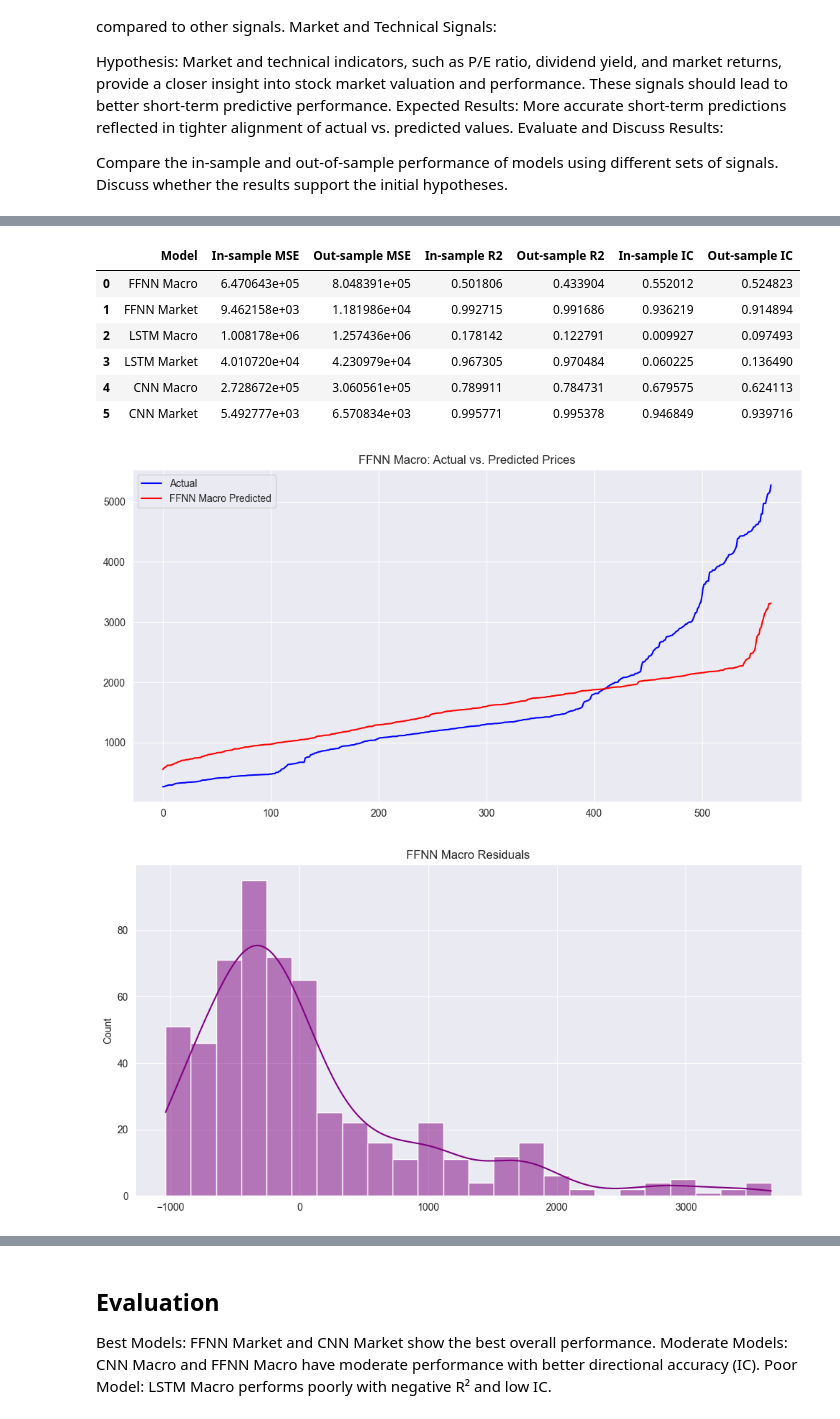
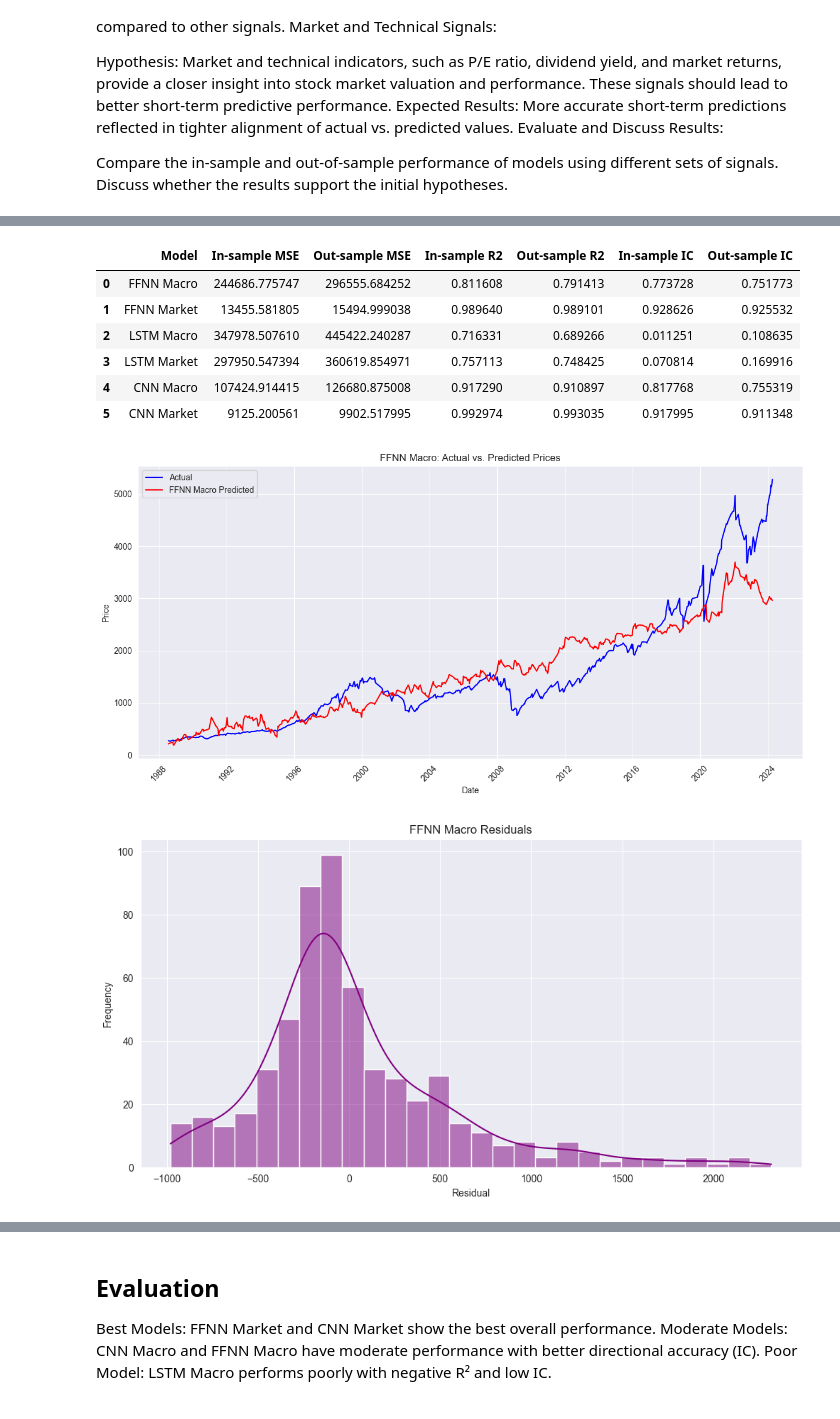
Before and after one commit to radubauzh/Quantitative_Trading_Algorithm, a Jupyter notebook: SP500_Trading_Algorithm_New.ipynb, the cells around one changed output, grey strips where cells are left out. Saved outputs shown, nothing was run; the diff lists cells and outputs as text; code cells hidden in the pictures.

```diff
--- a/SP500_Trading_Algorithm_New.ipynb
+++ b/SP500_Trading_Algorithm_New.ipynb
@@ -548,7 +567,7 @@ We will re-train and evaluate the models using these sets of signals.
 # ----------- Macroeconomic Signals Implementation -----------
 
 # Define Macroeconomic Signals
-macro_signals = ['gdp', 'cpi', 'un', 'ir', 'y10']
+macro_signals = ['gdp', 'cpi', 'un', 'ir', 'y10', 'year', 'month', 'day']
 
 # Filter data for these signals
 data_macro = data[macro_signals + ['snp']]
@@ -571,7 +590,7 @@ ffnn_macro_predictions = ffnn_model_macro.predict(X_test_macro)
 # ----------- Market and Technical Signals Implementation -----------
 
 # Define Market and Technical Signals
-market_signals = ['pe', 'dy', '_mkt', '_va', '_gr']
+market_signals = ['pe', 'dy', '_mkt', '_va', '_gr', 'year', 'month', 'day']
 
 # Filter data for these signals
 data_market = data[market_signals + ['snp']]
@@ -631,7 +650,7 @@ FFNN Model with Market Signals Test Loss: 11819.86328125
 # ----------- Macroeconomic Signals Implementation -----------
 
 # Define Macroeconomic Signals
-macro_signals = ['gdp', 'cpi', 'un', 'ir', 'y10']
+macro_signals = ['gdp', 'cpi', 'un', 'ir', 'y10', 'year', 'month', 'day']
 
 # Filter and reshape data for these signals
 data_macro = data[macro_signals + ['snp']]
@@ -659,7 +678,7 @@ lstm_macro_predictions = lstm_model_macro.predict(X_test_macro_lstm)
 # ----------- Market and Technical Signals Implementation -----------
 
 # Define Market and Technical Signals
-market_signals = ['pe', 'dy', '_mkt', '_va', '_gr']
+market_signals = ['pe', 'dy', '_mkt', '_va', '_gr', 'year', 'month', 'day']
 
 # Filter and reshape data for these signals
 data_market = data[market_signals + ['snp']]
@@ -727,7 +746,7 @@ LSTM Model with Market Signals Test Loss: 42309.7890625
 # ----------- Macroeconomic Signals Implementation -----------
 
 # Define Macroeconomic Signals
-macro_signals = ['gdp', 'cpi', 'un', 'ir', 'y10']
+macro_signals = ['gdp', 'cpi', 'un', 'ir', 'y10', 'year', 'month', 'day']
 
 # Filter data for these signals
 data_macro = data[macro_signals + ['snp']]
@@ -751,7 +770,7 @@ cnn_macro_predictions = cnn_model_macro.predict(X_test_macro)
 # ----------- Market and Technical Signals Implementation -----------
 
 # Define Market and Technical Signals
-market_signals = ['pe', 'dy', '_mkt', '_va', '_gr']
+market_signals = ['pe', 'dy', '_mkt', '_va', '_gr', 'year', 'month', 'day']
 
 # Filter data for these signals
 data_market = data[market_signals + ['snp']]
@@ -891,33 +910,60 @@ performance_df = pd.DataFrame(models_performance)
 display(performance_df)
 
 # Function to plot Actual vs. Predicted and Residuals
-def plot_actual_vs_predicted_and_residuals(model_name, y_test, predictions):
-    min_length = min(len(y_test), len(predictions))
+def plot_actual_vs_predicted_and_residuals(model_name, y_test, predictions, dates):
+    min_length = min(len(y_test), len(predictions), len(dates))
     y_test = y_test[:min_length]
     predictions = predictions[:min_length]
+    dates = dates[:min_length]
+
+    # Create a DataFrame with dates, actual values, and predictions
+    df = pd.DataFrame({
+        'Date': dates,
+        'Actual': y_test.flatten(),
+        'Predicted': predictions.flatten()
+    })
+    df = df.sort_values('Date')
 
     plt.figure(figsize=(12, 6))
-    plt.plot(sorted(y_test), label='Actual', color='blue')
-    plt.plot(sorted(predictions.flatten()), label=model_name + ' Predicted', color='red')
+    plt.plot(df['Date'], df['Actual'], label='Actual', color='blue')
+    plt.plot(df['Date'], df['Predicted'], label=model_name + ' Predicted', color='red')
     plt.title(f'{model_name}: Actual vs. Predicted Prices')
+    plt.xlabel('Date')
+    plt.ylabel('Price')
     plt.legend()
+    plt.xticks(rotation=45)
+    plt.tight_layout()
     plt.show()
 
-    residuals = y_test.flatten() - predictions.flatten()
+    residuals = df['Actual'] - df['Predicted']
     plt.figure(figsize=(12, 6))
     sns.histplot(residuals, kde=True, color='purple')
     plt.title(f'{model_name} Residuals')
+    plt.xlabel('Residual')
+    plt.ylabel('Frequency')
     plt.show()
 
 # Plot for each model
 for model in models_performance:
     model_name = model["Model"]
     if "Macro" in model_name:
-        y_test = y_test_macro.values
-        predictions = cnn_macro_predictions if model_name == "CNN Macro" else lstm_macro_predictions if model_name == "LSTM Macro" else ffnn_macro_predictions
+        if "LSTM" in model_name:
+            y_test = y_test_macro_prepared
+            predictions = lstm_macro_predictions
+            dates = data.loc[test_indices, 'Date']
+        else:
+            y_test = y_test_macro.values
+            predictions = cnn_macro_predictions if model_name == "CNN Macro" else ffnn_macro_predictions
+            dates = data.loc[y_test_macro.index, 'Date']
     else:
-        y_test = y_test_market.values
-        predictions = cnn_market_predictions if model_name == "CNN Market" else lstm_market_predictions if model_name == "LSTM Market" else ffnn_market_predictions
+        if "LSTM" in model_name:
+            y_test = y_test_market_prepared
+            predictions = lstm_market_predictions
+            dates = data.loc[test_indices, 'Date']
+        else:
+            y_test = y_test_market.values
+            predictions = cnn_market_predictions if model_name == "CNN Market" else ffnn_market_predictions
+            dates = data.loc[y_test_market.index, 'Date']
 
-    plot_actual_vs_predicted_and_residuals(model_name, y_test, predictions)
+    plot_actual_vs_predicted_and_residuals(model_name, y_test, predictions, dates)
 # %% [output]
@@ -929,10 +975,10 @@ for model in models_performance:
 42/42 ━━━━━━━━━━━━━━━━━━━━ 0s 1ms/step
 |  | Model | In-sample MSE | Out-sample MSE | In-sample R2 | Out-sample R2 | In-sample IC | Out-sample IC |
-| 0 | FFNN Macro | 6.470643e+05 | 8.048391e+05 | 0.501806 | 0.433904 | 0.552012 | 0.524823 |
-| 1 | FFNN Market | 9.462158e+03 | 1.181986e+04 | 0.992715 | 0.991686 | 0.936219 | 0.914894 |
-| 2 | LSTM Macro | 1.008178e+06 | 1.257436e+06 | 0.178142 | 0.122791 | 0.009927 | 0.097493 |
-| 3 | LSTM Market | 4.010720e+04 | 4.230979e+04 | 0.967305 | 0.970484 | 0.060225 | 0.136490 |
-| 4 | CNN Macro | 2.728672e+05 | 3.060561e+05 | 0.789911 | 0.784731 | 0.679575 | 0.624113 |
-| 5 | CNN Market | 5.492777e+03 | 6.570834e+03 | 0.995771 | 0.995378 | 0.946849 | 0.939716 |
+| 0 | FFNN Macro | 244686.775747 | 296555.684252 | 0.811608 | 0.791413 | 0.773728 | 0.751773 |
+| 1 | FFNN Market | 13455.581805 | 15494.999038 | 0.989640 | 0.989101 | 0.928626 | 0.925532 |
+| 2 | LSTM Macro | 347978.507610 | 445422.240287 | 0.716331 | 0.689266 | 0.011251 | 0.108635 |
+| 3 | LSTM Market | 297950.547394 | 360619.854971 | 0.757113 | 0.748425 | 0.070814 | 0.169916 |
+| 4 | CNN Macro | 107424.914415 | 126680.875008 | 0.917290 | 0.910897 | 0.817768 | 0.755319 |
+| 5 | CNN Market | 9125.200561 | 9902.517995 | 0.992974 | 0.993035 | 0.917995 | 0.911348 |
-[figure, old version]
+[figure, new version]
-[figure, old version]
+[figure, new version]
```
Also changed, not shown: parts of 12 cells of this notebook.
